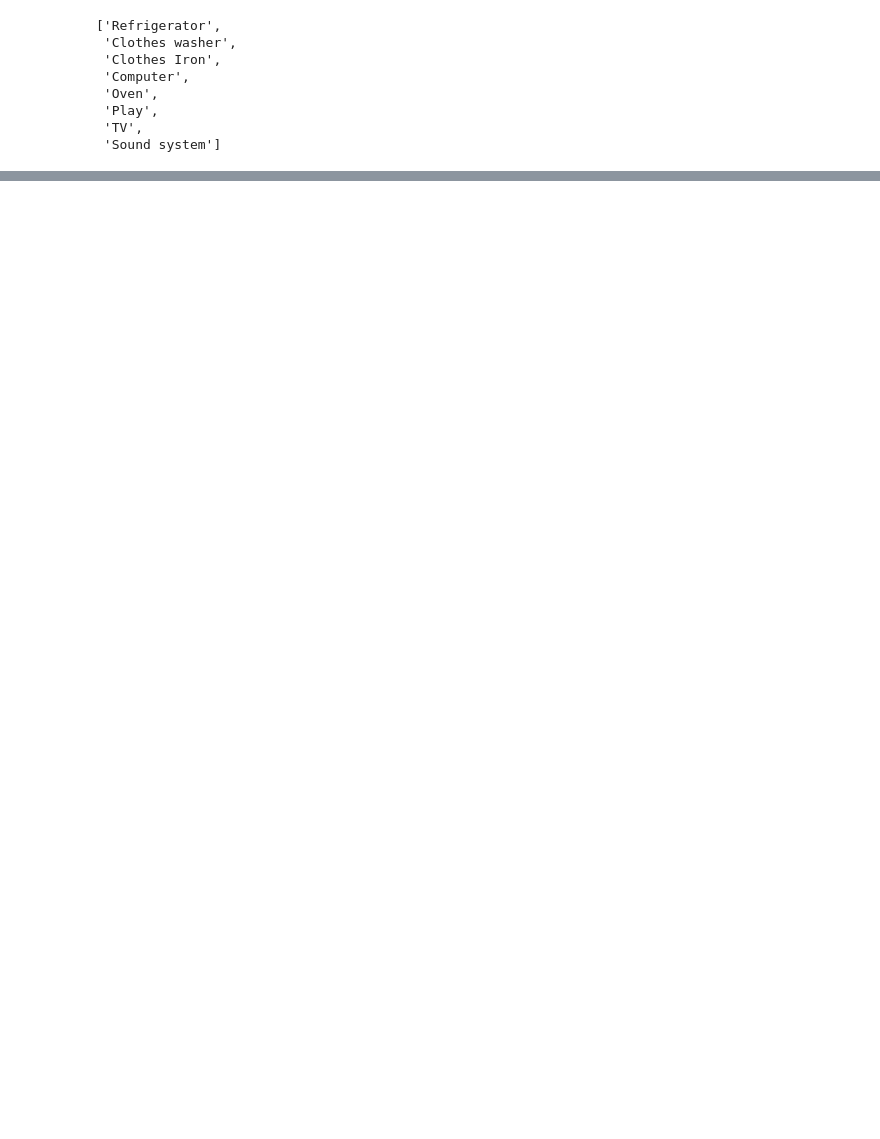
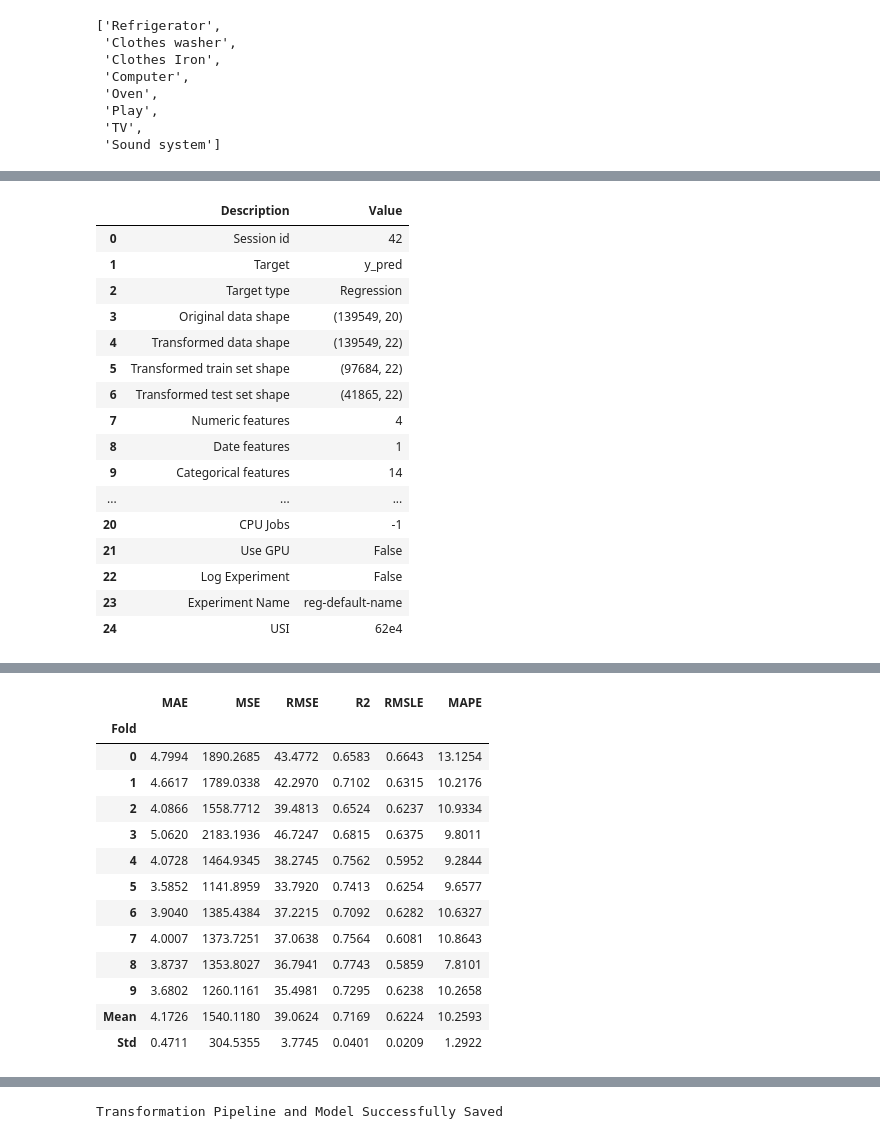
Before and after one commit to TuringBox-OmegaHack/IA-dev, a Jupyter notebook: notebooks/2.1 Experimentando.ipynb, the cells around one changed output, grey strips where cells are left out. Cells and saved outputs as stored; diff of their text form; code cells hidden in the pictures; blank space fills up the shorter version.

```diff
--- a/notebooks/2.1 Experimentando.ipynb
+++ b/notebooks/2.1 Experimentando.ipynb
@@ -130,0 +138,20 @@ Fitting 10 folds for each of 10 candidates, totalling 100 fits
+# %%
+clothes_iron_model = train_model_personalized("Clothes Iron")
+# %% [output]
+|  | Description | Value |
+| 0 | Session id | 42 |
+| 1 | Target | y_pred |
+| 2 | Target type | Regression |
+| 3 | Original data shape | (139549, 20) |
+| 4 | Transformed data shape | (139549, 22) |
+| 5 | Transformed train set shape | (97684, 22) |
+| 6 | Transformed test set shape | (41865, 22) |
+| 7 | Numeric features | 4 |
+| 8 | Date features | 1 |
+| 9 | Categorical features | 14 |
+| ... | ... | ... |
+| 20 | CPU Jobs | -1 |
+| 21 | Use GPU | False |
+| 22 | Log Experiment | False |
+| 23 | Experiment Name | reg-default-name |
+| 24 | USI | 62e4 |
@@ -130,0 +159,14 @@ Fitting 10 folds for each of 10 candidates, totalling 100 fits
+|  | MAE | MSE | RMSE | R2 | RMSLE | MAPE |
+| Fold |  |  |  |  |  |  |
+| 0 | 4.7994 | 1890.2685 | 43.4772 | 0.6583 | 0.6643 | 13.1254 |
+| 1 | 4.6617 | 1789.0338 | 42.2970 | 0.7102 | 0.6315 | 10.2176 |
+| 2 | 4.0866 | 1558.7712 | 39.4813 | 0.6524 | 0.6237 | 10.9334 |
+| 3 | 5.0620 | 2183.1936 | 46.7247 | 0.6815 | 0.6375 | 9.8011 |
+| 4 | 4.0728 | 1464.9345 | 38.2745 | 0.7562 | 0.5952 | 9.2844 |
+| 5 | 3.5852 | 1141.8959 | 33.7920 | 0.7413 | 0.6254 | 9.6577 |
+| 6 | 3.9040 | 1385.4384 | 37.2215 | 0.7092 | 0.6282 | 10.6327 |
+| 7 | 4.0007 | 1373.7251 | 37.0638 | 0.7564 | 0.6081 | 10.8643 |
+| 8 | 3.8737 | 1353.8027 | 36.7941 | 0.7743 | 0.5859 | 7.8101 |
+| 9 | 3.6802 | 1260.1161 | 35.4981 | 0.7295 | 0.6238 | 10.2658 |
+| Mean | 4.1726 | 1540.1180 | 39.0624 | 0.7169 | 0.6224 | 10.2593 |
+| Std | 0.4711 | 304.5355 | 3.7745 | 0.0401 | 0.0209 | 1.2922 |
@@ -130,0 +174 @@ Fitting 10 folds for each of 10 candidates, totalling 100 fits
+Transformation Pipeline and Model Successfully Saved
```
Also changed, not shown: parts of 12 cells of this notebook, 6 other files.
